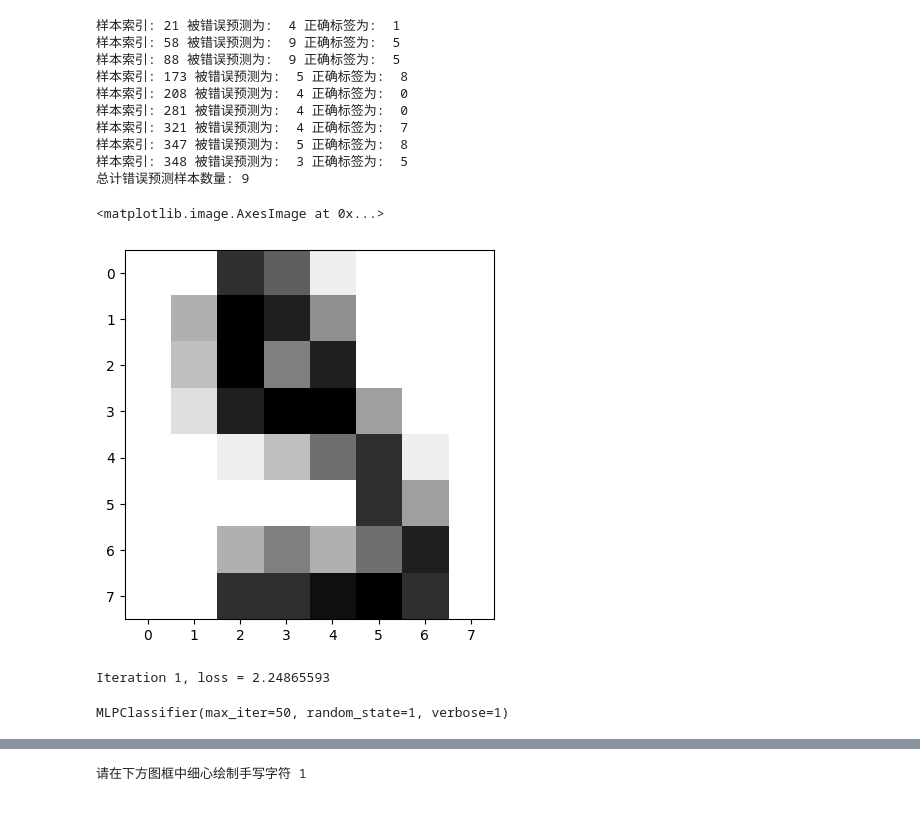
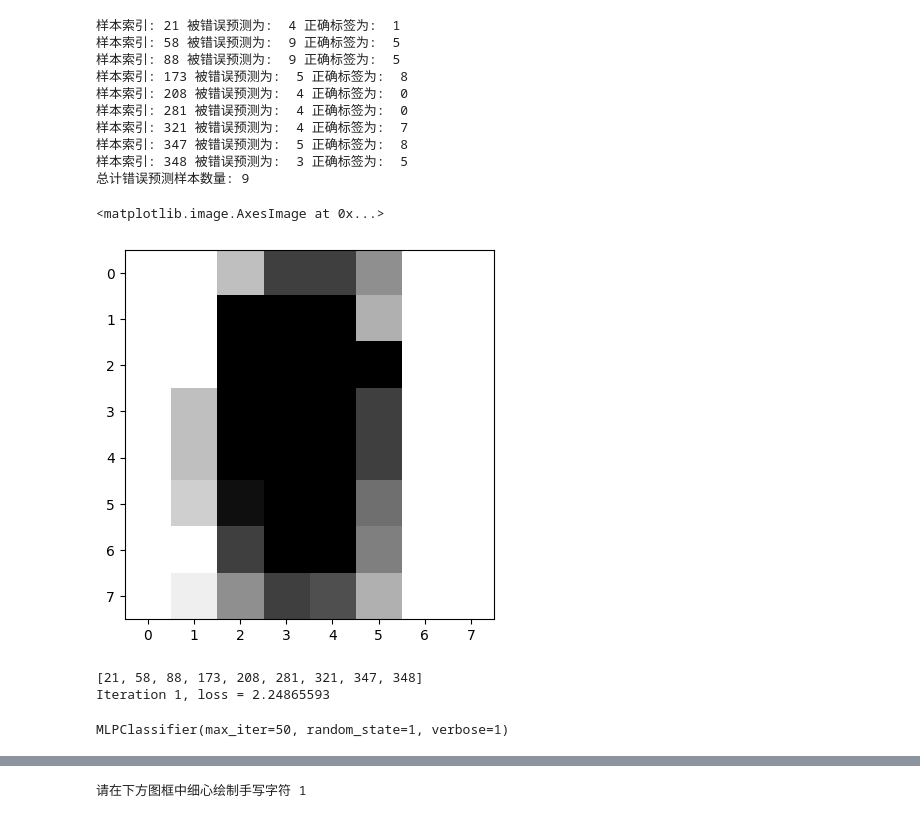
Before and after one commit to rquanx/ml-study, a Jupyter notebook: code/5.第五章/5-3.增量训练.ipynb, the cells around one changed output, grey strips where cells are left out. Saved outputs shown, nothing was run; the diff lists cells and outputs as text; code cells hidden in the pictures.

```diff
--- a/code/5.第五章/5-3.增量训练.ipynb
+++ b/code/5.第五章/5-3.增量训练.ipynb
@@ -74,13 +74,13 @@ print("总计错误预测样本数量:", n)
 # %%
 # 绘制错误预测的样本
 from matplotlib import pyplot as plt
 
 %matplotlib inline
 
-plt.imshow(X_test[108].reshape((8, 8)), cmap=plt.cm.gray_r)
+plt.imshow(X_test[21].reshape((8, 8)), cmap=plt.cm.gray_r)
 # %% [output]
 <matplotlib.image.AxesImage at 0x...>
-[figure, old version]
+[figure, new version]
 # %%
 # 动态增量训练
 
@@ -92,7 +92,7 @@ addition_index = []
 for i, (pred, test) in enumerate(zip(y_pred, y_test)):
     if pred != test:
         addition_index.append(i)
-
+print(addition_index)
 addition_X = X_test[addition_index]  # 错误预测样本特征
 addition_y = y_test[addition_index]  # 错误预测样本正确标签
 
@@ -103,5 +103,6 @@ model
 # 错误预测样本的总数减少了。不过，部分样本依旧无法正确预测，且由于增量学习样本的输入，导致模型参数的整体变动，所以也可能发生之前正确预测的样本被错误预测的现象。
 # 当然，如果错误预测样本总数并未减少，就可以多次重复执行上方两个单元格让模型不断学习错误样本，应该能看到更为直观的效果。
 # %% [output]
+[21, 58, 88, 173, 208, 281, 321, 347, 348]
 Iteration 1, loss = 2.24865593
 MLPClassifier(max_iter=50, random_state=1, verbose=1)
```
Also changed, not shown: parts of 3 cells of this notebook, 1 other file.
